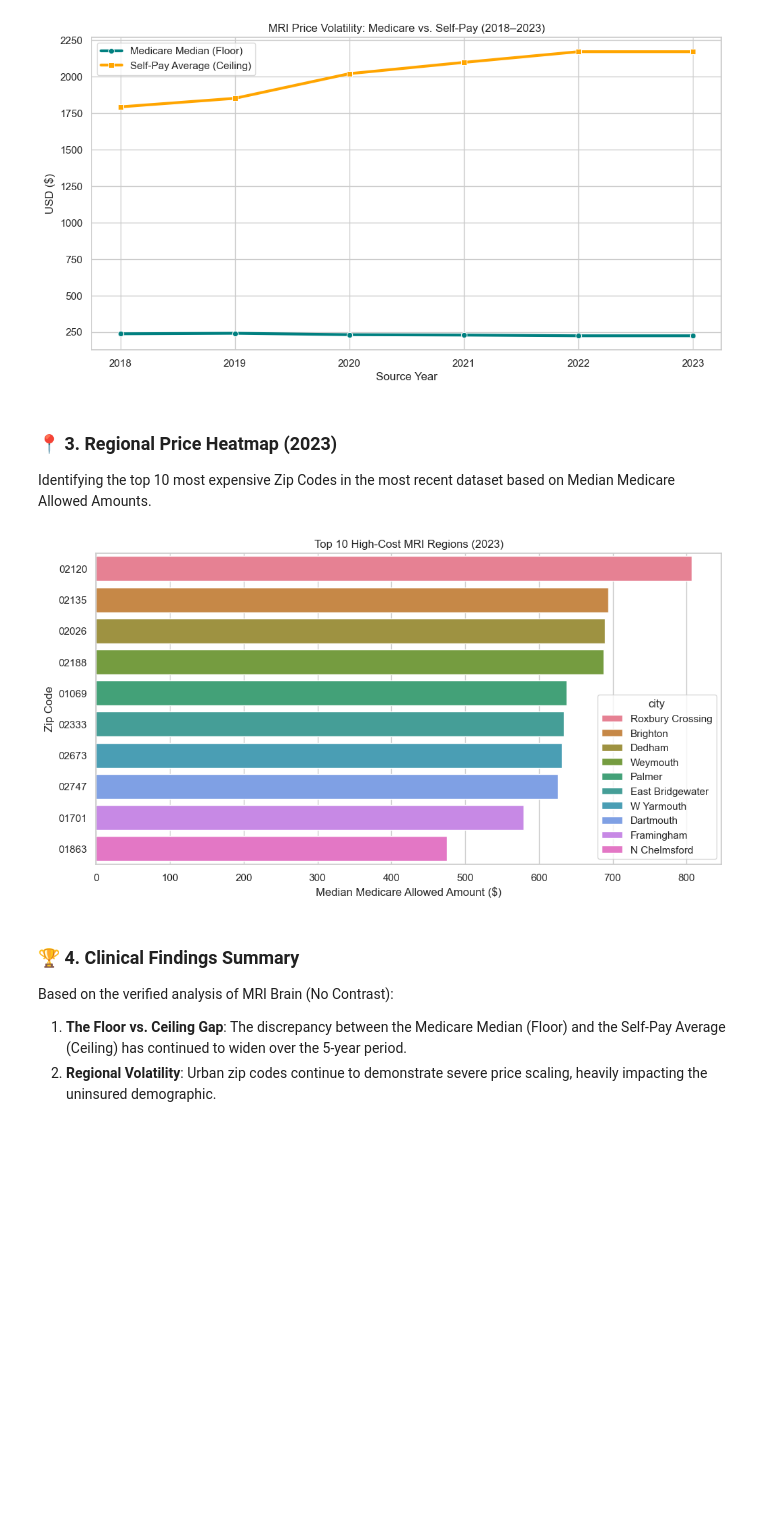
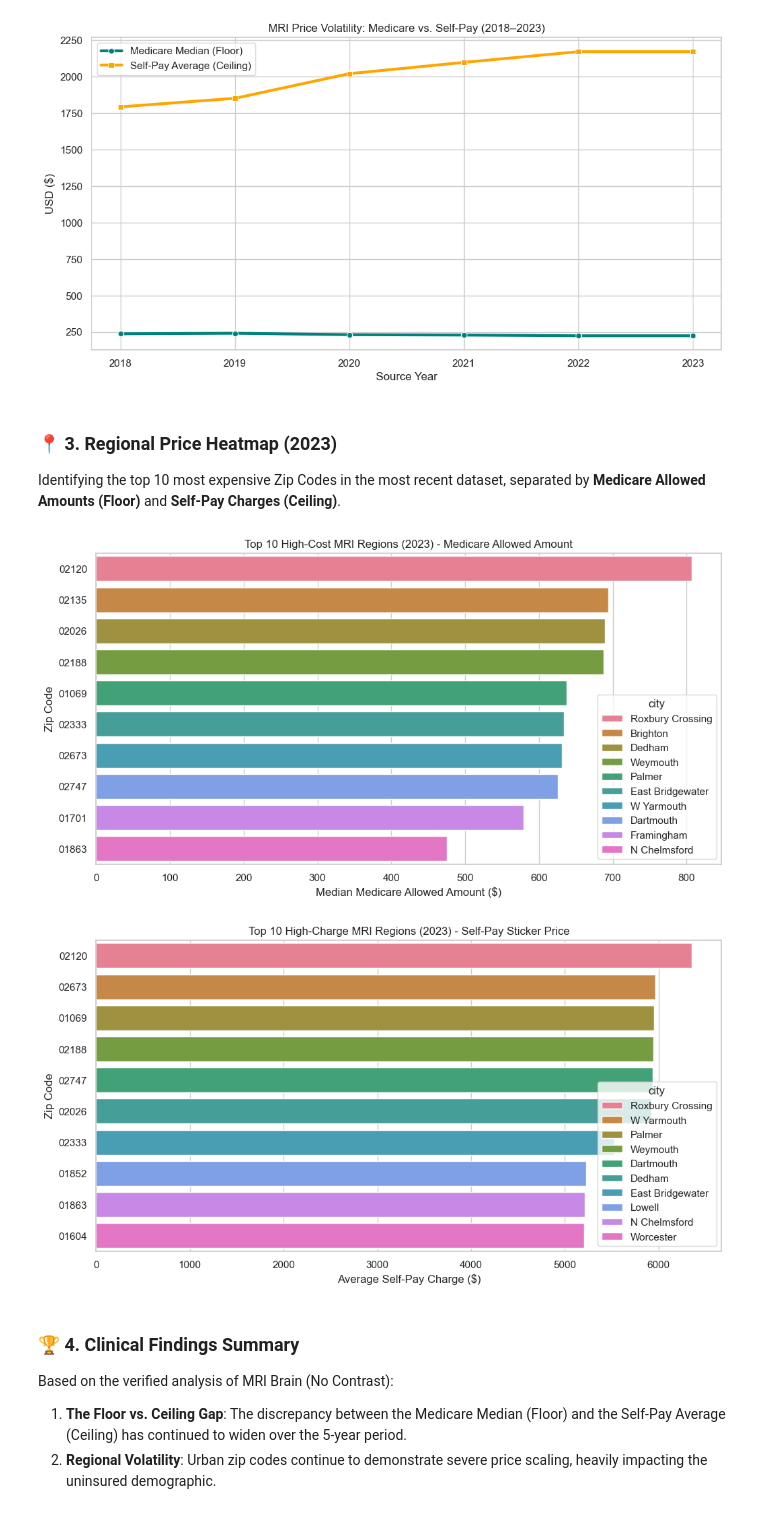
Before and after one commit to 6066Z/OpenHealthDP, a Jupyter notebook: example_analysis/mri_professional_analysis_v2.4.1.ipynb, the cells around one changed output. Saved outputs shown, nothing was run; the diff lists cells and outputs as text; code cells hidden in the pictures; blank space fills up the shorter version.

Commit message:
feat(analysis): add dual medicare/self-pay heatmaps to MRI analysis

```diff
--- a/example_analysis/mri_professional_analysis_v2.4.1.ipynb
+++ b/example_analysis/mri_professional_analysis_v2.4.1.ipynb
@@ -87,21 +87,35 @@ plt.show()
 [figure]
 # %% [markdown]
 ### 📍 3. Regional Price Heatmap (2023)
-Identifying the top 10 most expensive Zip Codes in the most recent dataset based on Median Medicare Allowed Amounts.
+Identifying the top 10 most expensive Zip Codes in the most recent dataset, separated by **Medicare Allowed Amounts (Floor)** and **Self-Pay Charges (Ceiling)**.
 # %%
 regional_2023 = clean_df[clean_df['source_year'] == 2023].groupby('zip').agg(
     site_count=('npi', 'count'),
-    median_price=('total_cost', 'median'),
+    median_medicare=('total_cost', 'median'),
+    avg_self_pay=('total_charge', 'mean'),
     city=('city', 'first')
-).sort_values('median_price', ascending=False).head(10)
+)
 
-sns.barplot(data=regional_2023, x='median_price', y=regional_2023.index, hue='city', dodge=False)
-plt.title('Top 10 High-Cost MRI Regions (2023)')
+# 1. Medicare Plot
+top_medicare = regional_2023.sort_values('median_medicare', ascending=False).head(10)
+plt.figure(figsize=(12, 6))
+sns.barplot(data=top_medicare, x='median_medicare', y=top_medicare.index, hue='city', dodge=False)
+plt.title('Top 10 High-Cost MRI Regions (2023) - Medicare Allowed Amount')
 plt.xlabel('Median Medicare Allowed Amount ($)')
 plt.ylabel('Zip Code')
 plt.show()
+
+# 2. Self-Pay Plot
+top_selfpay = regional_2023.sort_values('avg_self_pay', ascending=False).head(10)
+plt.figure(figsize=(12, 6))
+sns.barplot(data=top_selfpay, x='avg_self_pay', y=top_selfpay.index, hue='city', dodge=False)
+plt.title('Top 10 High-Charge MRI Regions (2023) - Self-Pay Sticker Price')
+plt.xlabel('Average Self-Pay Charge ($)')
+plt.ylabel('Zip Code')
+plt.show()
 # %% [output]
-[figure, old version]
+[figure, new version]
+[figure, added]
 # %% [markdown]
 ### 🏆 4. Clinical Findings Summary
 Based on the verified analysis of MRI Brain (No Contrast):
```
